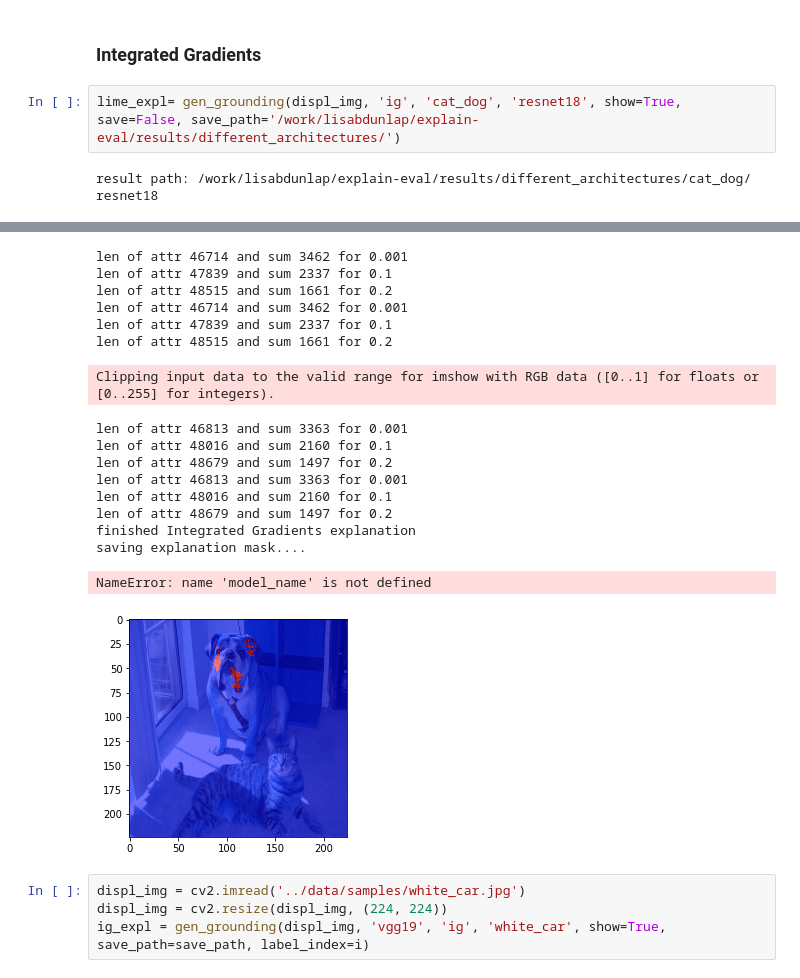
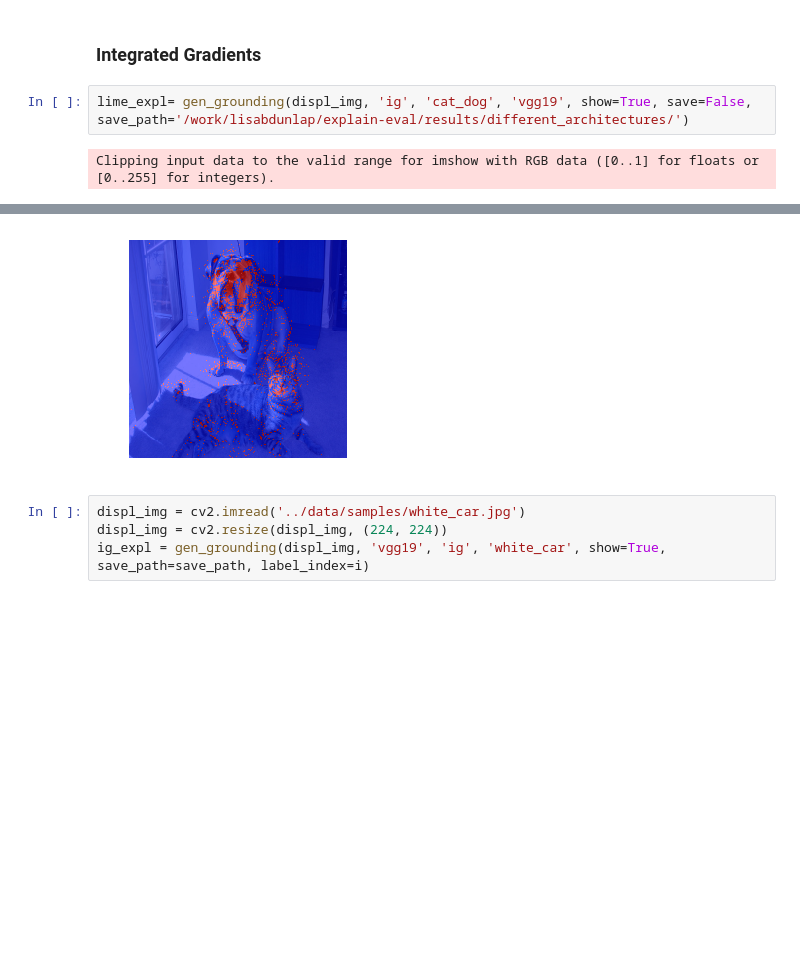
Before and after one commit to lisadunlap/explain-eval-remote, a Jupyter notebook: notebooks/Getting_Started.ipynb, the cells around one changed output, grey strips where cells are left out. Drawn from its saved outputs; the diff is of its cells as text; blank space fills up the shorter version.

```diff
--- a/notebooks/Getting_Started.ipynb
+++ b/notebooks/Getting_Started.ipynb
@@ -67,7 +72,6 @@ saved to ./cat_dog/rise-resnet18
 # %% [markdown]
 ### Integrated Gradients
 # %%
-lime_expl= gen_grounding(displ_img, 'ig', 'cat_dog', 'resnet18', show=True, save=False, save_path='/work/lisabdunlap/explain-eval/results/different_architectures/')
+lime_expl= gen_grounding(displ_img, 'ig', 'cat_dog', 'vgg19', show=True, save=False, save_path='/work/lisabdunlap/explain-eval/results/different_architectures/')
 # %% [output]
-result path: /work/lisabdunlap/explain-eval/results/different_architectures/cat_dog/
-resnet18
+Clipping input data to the valid range for imshow with RGB data ([0..1] for floats or [0..255] for integers).
@@ -75,20 +79,4 @@ Clipping input data to the valid range for imshow with RGB data ([0..1] for floa
-len of attr 46714 and sum 3462 for 0.001
-len of attr 47839 and sum 2337 for 0.1
-len of attr 48515 and sum 1661 for 0.2
-len of attr 46714 and sum 3462 for 0.001
-len of attr 47839 and sum 2337 for 0.1
-len of attr 48515 and sum 1661 for 0.2
-Clipping input data to the valid range for imshow with RGB data ([0..1] for floats or [0..255] for integers).
-len of attr 46813 and sum 3363 for 0.001
-len of attr 48016 and sum 2160 for 0.1
-len of attr 48679 and sum 1497 for 0.2
-len of attr 46813 and sum 3363 for 0.001
-len of attr 48016 and sum 2160 for 0.1
-len of attr 48679 and sum 1497 for 0.2
-finished Integrated Gradients explanation
-saving explanation mask....
-NameError: name 'model_name' is not defined
-[figure, old version]
+[figure, new version]
 # %%
 displ_img = cv2.imread('../data/samples/white_car.jpg')
 displ_img = cv2.resize(displ_img, (224, 224))
```
Also changed, not shown: parts of 4 cells of this notebook, 15 other files.
